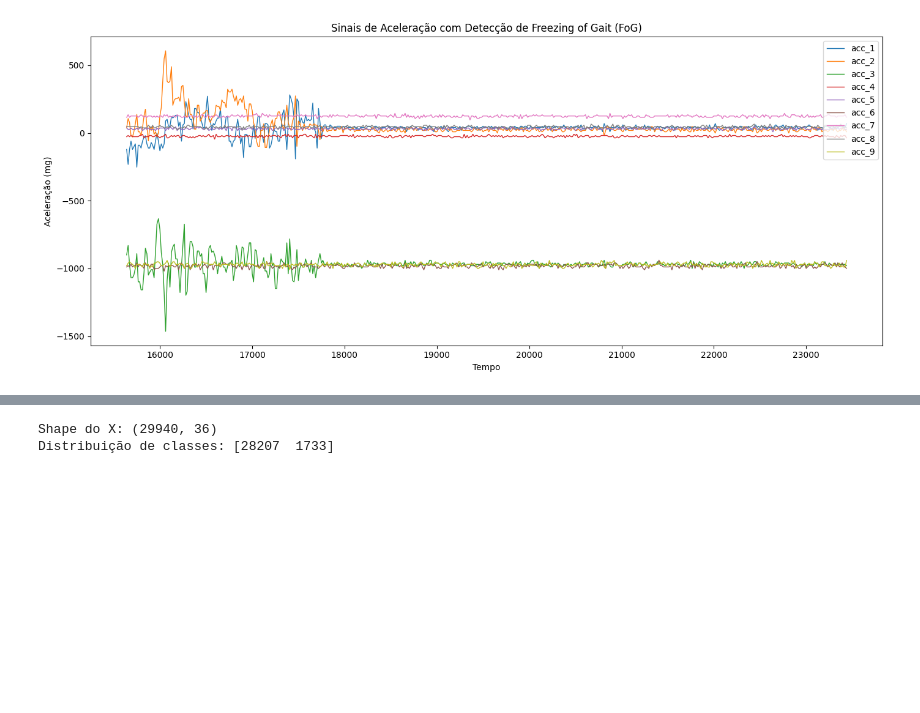
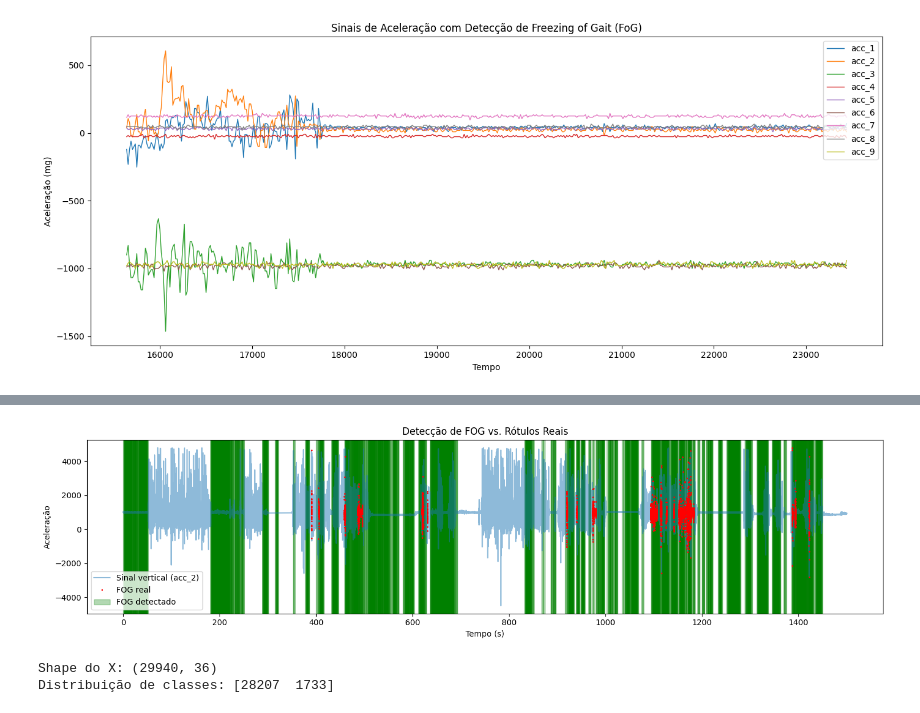
Before and after one commit to ezschneider/healthgan, a Jupyter notebook: notebooks/eda.ipynb, the cells around one changed output, grey strips where cells are left out. Saved outputs shown, nothing was run; the diff lists cells and outputs as text; code cells hidden in the pictures; blank space fills up the shorter version.

```diff
--- a/notebooks/eda.ipynb
+++ b/notebooks/eda.ipynb
@@ -50,3 +117,43 @@ Name: count, dtype: int64
+# %%
+# Remove os trechos onde não há atividade (label == 0)
+df_valid = df[df["label"] != 0].copy()
+df_valid["time"] = df_valid["time"] / 1000
+
+# Reindexa o tempo para começar do zero, se quiser
+df_valid["time"] -= df_valid["time"].iloc[0]
+
+# Atualiza o sinal de entrada
+signal = df_valid["acc_2"].values
+
+detections, fi_series = compute_freeze_index(
+    signal,
+    fs=64,
+    window_size=4,
+    step_size=0.5,
+    freeze_th=3,
+    power_th=0.1
+)
+
+plt.figure(figsize=(15, 4))
+plt.plot(df_valid["time"], signal, label="Sinal vertical (acc_2)", alpha=0.5)
+
+# Marcar rótulos reais de FOG
+fog_regions = df_valid["label"] > 1
+plt.plot(df_valid["time"][fog_regions], signal[fog_regions], '.', label="FOG real", color="red", markersize=2)
+
+# Marcar detecções do algoritmo
+for i, (start, end, fi) in enumerate(detections):
+    label = "FOG detectado" if i == 0 else None
+    plt.axvspan(start, end, color="green", alpha=0.3, label=label)
+
+plt.title("Detecção de FOG vs. Rótulos Reais")
+plt.xlabel("Tempo (s)")
+plt.ylabel("Aceleração")
+plt.legend()
+plt.tight_layout()
+plt.show()
+# %% [output]
+[figure, added]
 # %%
 X, y = load_full_dataset(file_path)
 
```
Also changed, not shown: parts of 2 cells of this notebook.
